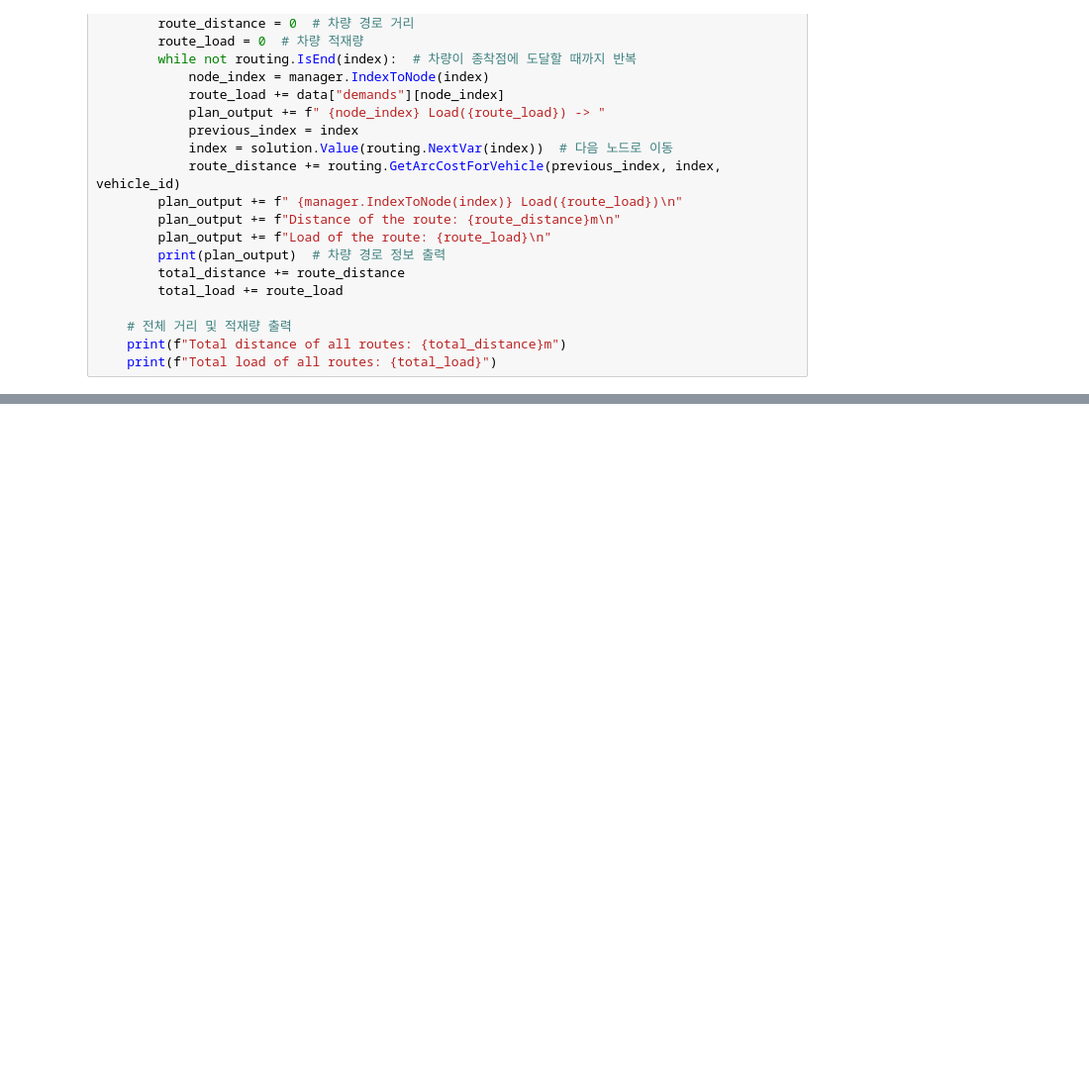
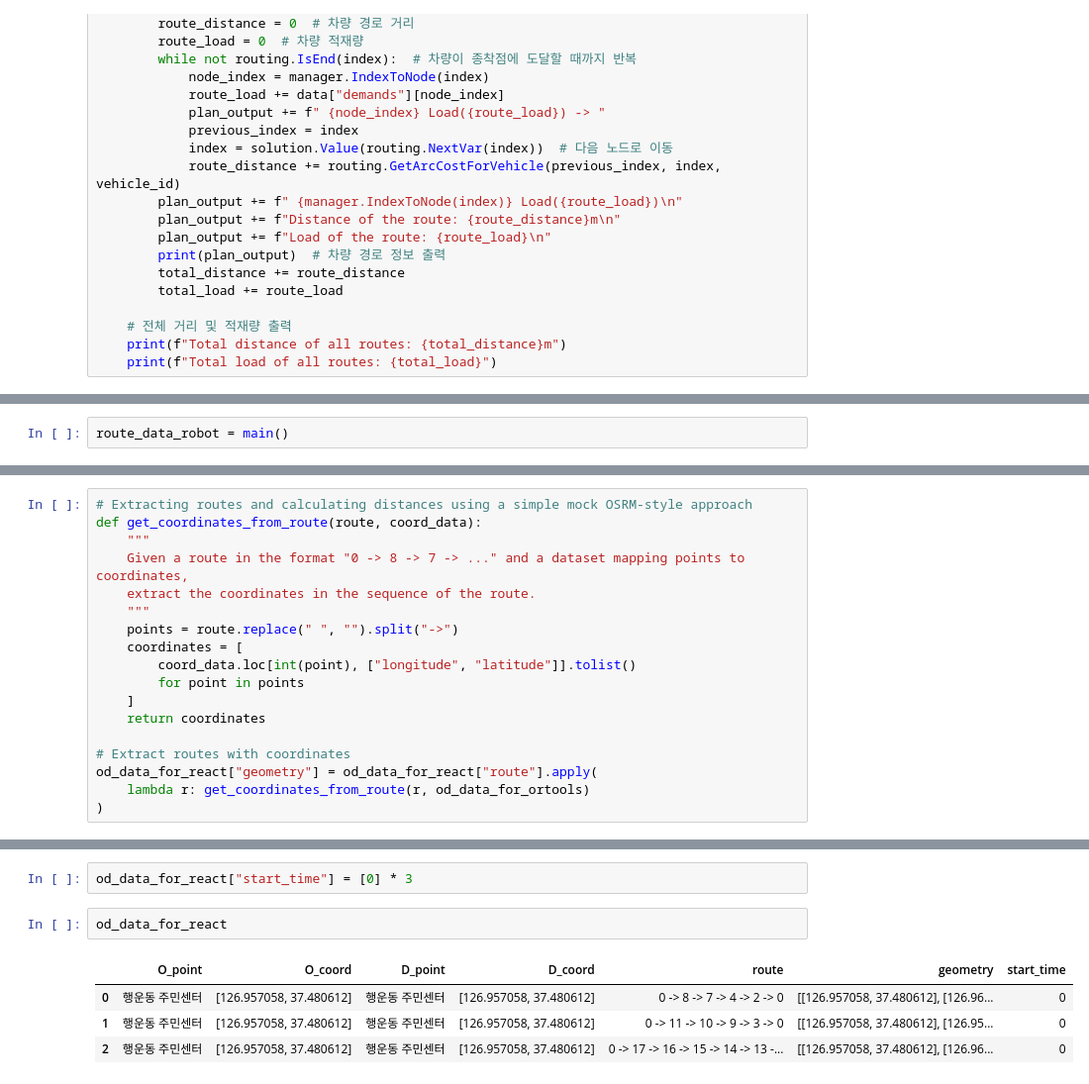
Before and after one commit to doyeonRyu/P-project, a Jupyter notebook: dongTohome.ipynb, the cells around one changed output, grey strips where cells are left out. Shown: that part at 99% size. Drawn from its saved outputs; the diff is of its cells as text; blank space fills up the shorter version.

```diff
--- a/dongTohome.ipynb
+++ b/dongTohome.ipynb
@@ -967,0 +1070,2 @@ Total load of all routes: 60
+# %%
+route_data_robot = main()
@@ -1028,0 +1289,18 @@ plt.show()
+# %%
+# Extracting routes and calculating distances using a simple mock OSRM-style approach
+def get_coordinates_from_route(route, coord_data):
+    """
+    Given a route in the format "0 -> 8 -> 7 -> ..." and a dataset mapping points to coordinates,
+    extract the coordinates in the sequence of the route.
+    """
+    points = route.replace(" ", "").split("->")
+    coordinates = [
+        coord_data.loc[int(point), ["longitude", "latitude"]].tolist()
+        for point in points
+    ]
+    return coordinates
+
+# Extract routes with coordinates
+od_data_for_react["geometry"] = od_data_for_react["route"].apply(
+    lambda r: get_coordinates_from_route(r, od_data_for_ortools)
+)
@@ -1028,0 +1314,9 @@ plt.show()
+# %%
+od_data_for_react["start_time"] = [0] * 3
+# %%
+od_data_for_react
+# %% [output]
+|  | O_point | O_coord | D_point | D_coord | route | geometry | start_time |
+| 0 | 행운동 주민센터 | [126.957058, 37.480612] | 행운동 주민센터 | [126.957058, 37.480612] | 0 -> 8 -> 7 -> 4 -> 2 -> 0 | [[126.957058, 37.480612], [126.96... | 0 |
+| 1 | 행운동 주민센터 | [126.957058, 37.480612] | 행운동 주민센터 | [126.957058, 37.480612] | 0 -> 11 -> 10 -> 9 -> 3 -> 0 | [[126.957058, 37.480612], [126.95... | 0 |
+| 2 | 행운동 주민센터 | [126.957058, 37.480612] | 행운동 주민센터 | [126.957058, 37.480612] | 0 -> 17 -> 16 -> 15 -> 14 -> 13 -... | [[126.957058, 37.480612], [126.96... | 0 |
```
Also changed, not shown: parts of 41 cells of this notebook.
